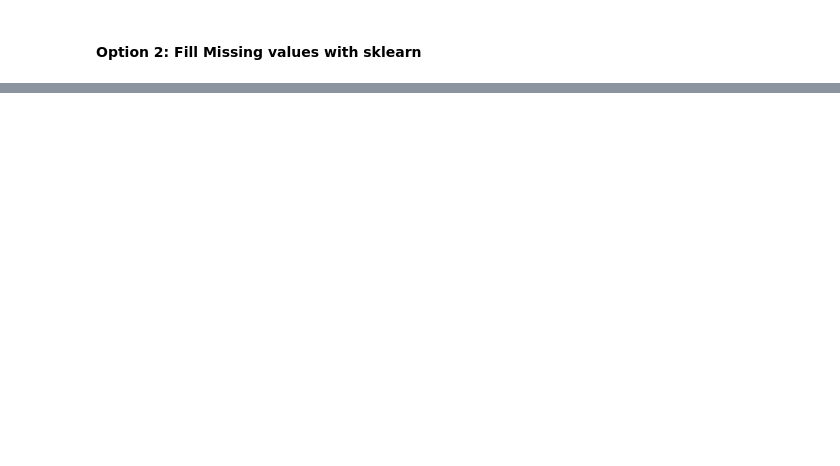
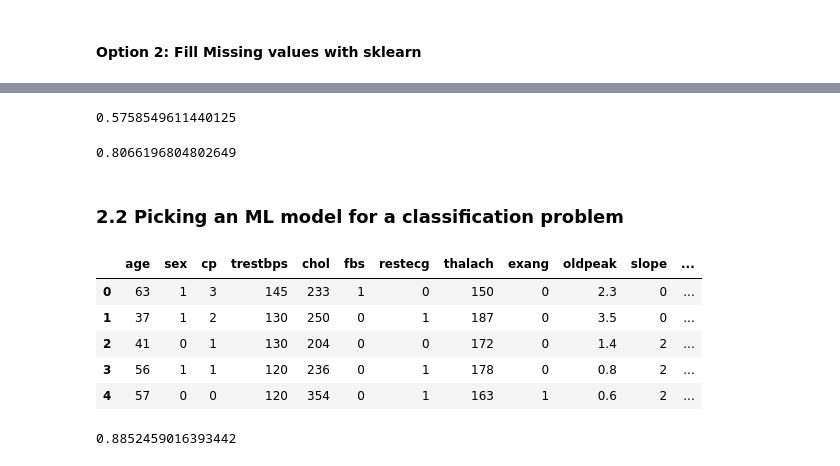
Before and after one commit to AliNisarAhmed/ml-ds-course, a Jupyter notebook: sample-project/Intro-to-Scikit-learn-2.ipynb, the cells around one changed output, grey strips where cells are left out. Cells and saved outputs as stored; diff of their text form; code cells hidden in the pictures; blank space fills up the shorter version.

Commit message:
feat: choosing the right model, predicting using the model

```diff
--- a/sample-project/Intro-to-Scikit-learn-2.ipynb
+++ b/sample-project/Intro-to-Scikit-learn-2.ipynb
@@ -399,0 +534,21 @@ transformed_X
+# %%
+# Import algorithm
+from sklearn.linear_model import Ridge
+
+# Set up random seed
+np.random.seed(42)
+
+# Create the data
+X = housing_df.drop("target", axis=1)
+y = housing_df["target"]
+
+X_train, X_test, y_train, y_test = train_test_split(X, y, test_size=0.2)
+
+# Instantiate and fit the model
+model = Ridge()
+model.fit(X_train, y_train)
+
+# Check the score
+model.score(X_test, y_test)
+# %% [output]
+0.5758549611440125
@@ -399,0 +557,49 @@ transformed_X
+# %%
+### using RandomForest
+from sklearn.ensemble import RandomForestRegressor
+
+np.random.seed(42)
+
+# Create the data
+X = housing_df.drop("target", axis=1)
+y = housing_df["target"]
+
+X_train, X_test, y_train, y_test = train_test_split(X, y, test_size=0.2)
+
+model = RandomForestRegressor()
+model.fit(X_train, y_train)
+
+model.score(X_test, y_test)
+# %% [output]
+0.8066196804802649
+# %% [markdown]
+### 2.2 Picking an ML model for a classification problem
+# %%
+heart_disease = pd.read_csv("data/heart-disease.csv")
+heart_disease.head()
+# %% [output]
+|  | age | sex | cp | trestbps | chol | fbs | restecg | thalach | exang | oldpeak | slope | ... |
+| 0 | 63 | 1 | 3 | 145 | 233 | 1 | 0 | 150 | 0 | 2.3 | 0 | ... |
+| 1 | 37 | 1 | 2 | 130 | 250 | 0 | 1 | 187 | 0 | 3.5 | 0 | ... |
+| 2 | 41 | 0 | 1 | 130 | 204 | 0 | 0 | 172 | 0 | 1.4 | 2 | ... |
+| 3 | 56 | 1 | 1 | 120 | 236 | 0 | 1 | 178 | 0 | 0.8 | 2 | ... |
+| 4 | 57 | 0 | 0 | 120 | 354 | 0 | 1 | 163 | 1 | 0.6 | 2 | ... |
+# %%
+# Trying LinearSVC
+
+# Import
+from sklearn.svm import LinearSVC
+
+np.random.seed(42)
+
+X = heart_disease.drop("target", axis=1)
+y = heart_disease["target"]
+
+X_train, X_test, y_train, y_test = train_test_split(X, y, test_size=0.2)
+
+clf = LinearSVC(max_iter=100000)
+clf.fit(X_train, y_train)
+
+clf.score(X_test, y_test)
+# %% [output]
+0.8852459016393442
```
Also changed, not shown: parts of 47 cells of this notebook, 1 other file.
